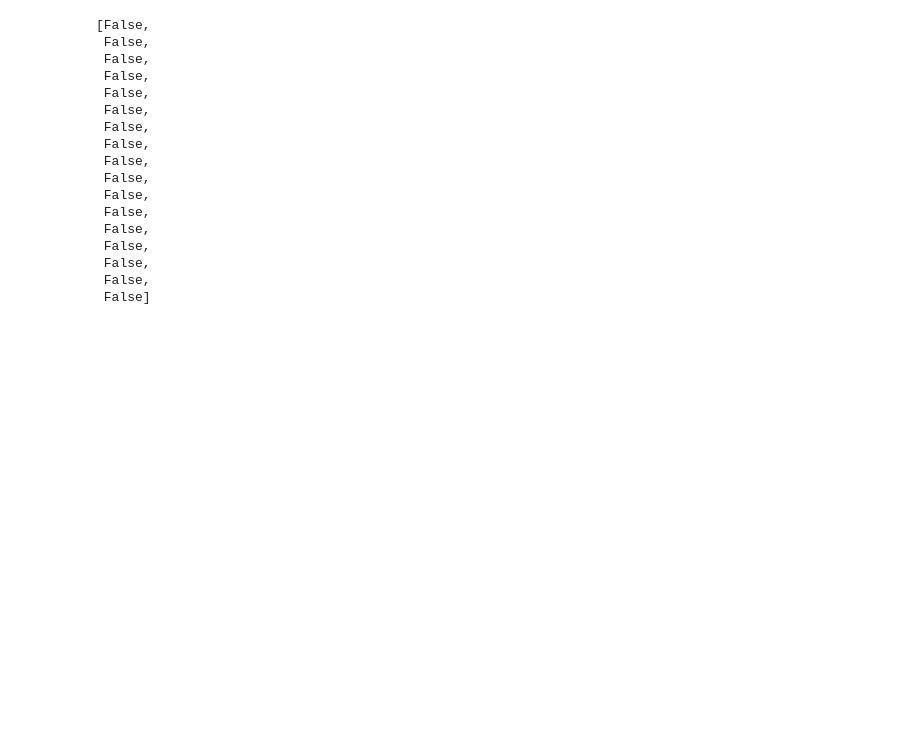
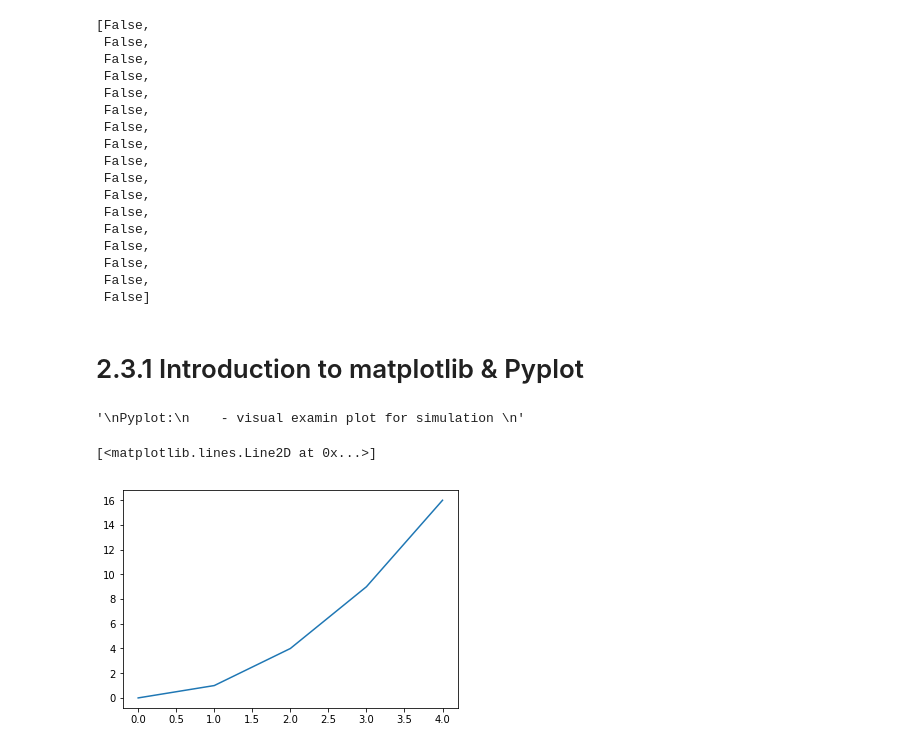
Before and after one commit to udaytak/Edx_PythonForResearch, a Jupyter notebook: CW2.ipynb, the cells around one changed output. Drawn from its saved outputs; the diff is of its cells as text; code cells hidden in the pictures; blank space fills up the shorter version.

Commit message:
2.3.1 Introduction to matplotlib & Pyplot

```diff
--- a/CW2.ipynb
+++ b/CW2.ipynb
@@ -595,3 +595,12 @@ x = 19
  False,
  False,
  False]
+# %% [markdown]
+# 2.3.1 Introduction to matplotlib & Pyplot
+# %%
+'''
+Pyplot:
+    - visual examin plot for simulation
+'''
+# %% [output]
+'\nPyplot:\n    - visual examin plot for simulation \n'
@@ -597,0 +609,5 @@ x = 19
+# %%
+plt.plot([0,1,4,9,16])
+# %% [output]
+[<matplotlib.lines.Line2D at 0x...>]
+[figure, added]
```
Also changed, not shown: parts of 16 cells of this notebook.
